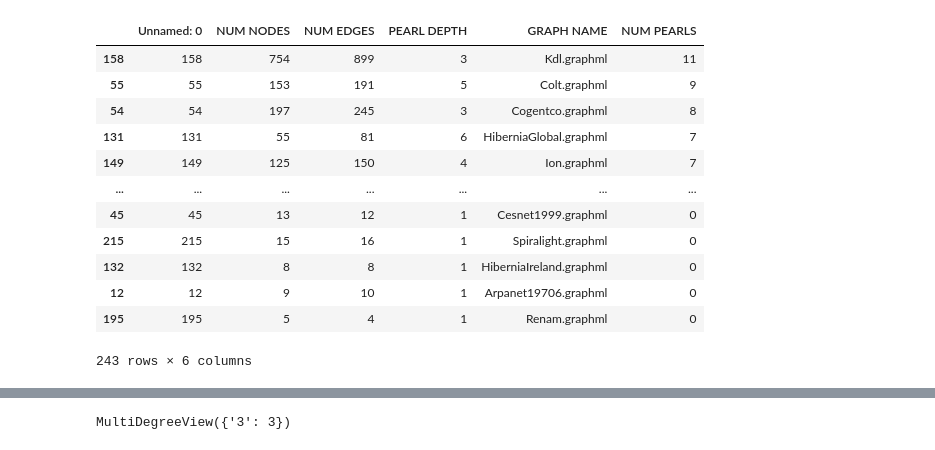
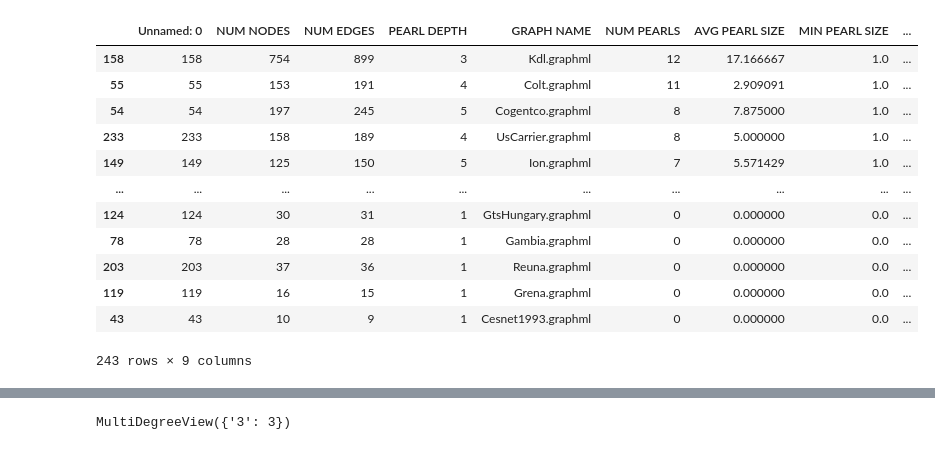
Before and after one commit to begeri/fast-failover, a Jupyter notebook: pearl-algo/plot.ipynb, the cells around one changed output, grey strips where cells are left out. Drawn from its saved outputs; the diff is of its cells as text; code cells hidden in the pictures.

```diff
--- a/pearl-algo/plot.ipynb
+++ b/pearl-algo/plot.ipynb
@@ -6,20 +6,20 @@ import pandas as pd
 
 from plot import *
 # %%
-graph_data = pd.read_csv('/mnt/d/Egyetem/Routing Cikk/fast-failover/pearl-algo/topology_zoo_statistics.csv')
+graph_data = pd.read_csv('/mnt/d/Egyetem/Routing Cikk/fast-failover/pearl-algo/topology_zoo_statistics_with_pearl_sizes.csv')
 graph_data.sort_values(by = 'NUM PEARLS', axis=0, ascending=False)
 #graph_data
 # %% [output]
-|  | Unnamed: 0 | NUM NODES | NUM EDGES | PEARL DEPTH | GRAPH NAME | NUM PEARLS |
-| 158 | 158 | 754 | 899 | 3 | Kdl.graphml | 11 |
-| 55 | 55 | 153 | 191 | 5 | Colt.graphml | 9 |
-| 54 | 54 | 197 | 245 | 3 | Cogentco.graphml | 8 |
-| 131 | 131 | 55 | 81 | 6 | HiberniaGlobal.graphml | 7 |
-| 149 | 149 | 125 | 150 | 4 | Ion.graphml | 7 |
-| ... | ... | ... | ... | ... | ... | ... |
-| 45 | 45 | 13 | 12 | 1 | Cesnet1999.graphml | 0 |
-| 215 | 215 | 15 | 16 | 1 | Spiralight.graphml | 0 |
-| 132 | 132 | 8 | 8 | 1 | HiberniaIreland.graphml | 0 |
-| 12 | 12 | 9 | 10 | 1 | Arpanet19706.graphml | 0 |
-| 195 | 195 | 5 | 4 | 1 | Renam.graphml | 0 |
+|  | Unnamed: 0 | NUM NODES | NUM EDGES | PEARL DEPTH | GRAPH NAME | NUM PEARLS | AVG PEARL SIZE | MIN PEARL SIZE | ... |
+| 158 | 158 | 754 | 899 | 3 | Kdl.graphml | 12 | 17.166667 | 1.0 | ... |
+| 55 | 55 | 153 | 191 | 4 | Colt.graphml | 11 | 2.909091 | 1.0 | ... |
+| 54 | 54 | 197 | 245 | 5 | Cogentco.graphml | 8 | 7.875000 | 1.0 | ... |
+| 233 | 233 | 158 | 189 | 4 | UsCarrier.graphml | 8 | 5.000000 | 1.0 | ... |
+| 149 | 149 | 125 | 150 | 5 | Ion.graphml | 7 | 5.571429 | 1.0 | ... |
+| ... | ... | ... | ... | ... | ... | ... | ... | ... | ... |
+| 124 | 124 | 30 | 31 | 1 | GtsHungary.graphml | 0 | 0.000000 | 0.0 | ... |
+| 78 | 78 | 28 | 28 | 1 | Gambia.graphml | 0 | 0.000000 | 0.0 | ... |
+| 203 | 203 | 37 | 36 | 1 | Reuna.graphml | 0 | 0.000000 | 0.0 | ... |
+| 119 | 119 | 16 | 15 | 1 | Grena.graphml | 0 | 0.000000 | 0.0 | ... |
+| 43 | 43 | 10 | 9 | 1 | Cesnet1993.graphml | 0 | 0.000000 | 0.0 | ... |
-243 rows × 6 columns
+243 rows × 9 columns
```
Also changed, not shown: parts of 14 cells of this notebook, 5 other files.
